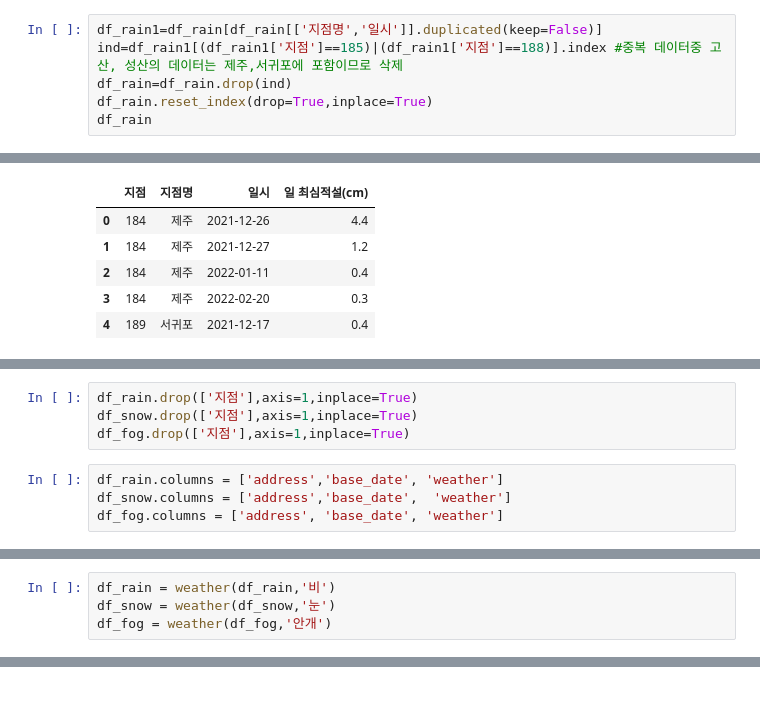
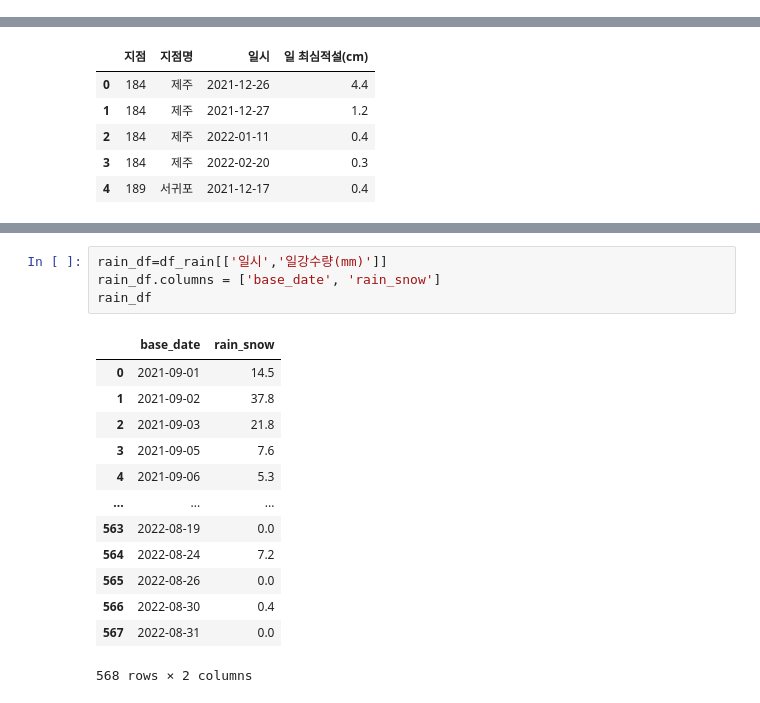
Before and after one commit to yyeseull/Side_Project, a Jupyter notebook: DACON/Jeju_traffic/jeju_traffic_external_data.ipynb, the cells around one changed output, grey strips where cells are left out. Cells and saved outputs as stored; diff of their text form.

```diff
--- a/DACON/Jeju_traffic/jeju_traffic_external_data.ipynb
+++ b/DACON/Jeju_traffic/jeju_traffic_external_data.ipynb
@@ -51,6 +14,0 @@ df_rain
-# %%
-df_rain1=df_rain[df_rain[['지점명','일시']].duplicated(keep=False)]
-ind=df_rain1[(df_rain1['지점']==185)|(df_rain1['지점']==188)].index #중복 데이터중 고산, 성산의 데이터는 제주,서귀포에 포함이므로 삭제
-df_rain=df_rain.drop(ind)
-df_rain.reset_index(drop=True,inplace=True)
-df_rain
@@ -136,8 +32,0 @@ dtype: int64
-# %%
-df_rain.drop(['지점'],axis=1,inplace=True)
-df_snow.drop(['지점'],axis=1,inplace=True)
-df_fog.drop(['지점'],axis=1,inplace=True)
-# %%
-df_rain.columns = ['address','base_date', 'weather']
-df_snow.columns = ['address','base_date',  'weather']
-df_fog.columns = ['address', 'base_date', 'weather']
@@ -201,4 +32,0 @@ def weather (df,k) :
-# %%
-df_rain = weather(df_rain,'비')
-df_snow = weather(df_snow,'눈')
-df_fog = weather(df_fog,'안개')
@@ -349,0 +95,18 @@ df_rain_num.to_csv('rain.csv', index=False)
+# %%
+rain_df=df_rain[['일시','일강수량(mm)']]
+rain_df.columns = ['base_date', 'rain_snow']
+rain_df
+# %% [output]
+|  | base_date | rain_snow |
+| 0 | 2021-09-01 | 14.5 |
+| 1 | 2021-09-02 | 37.8 |
+| 2 | 2021-09-03 | 21.8 |
+| 3 | 2021-09-05 | 7.6 |
+| 4 | 2021-09-06 | 5.3 |
+| ... | ... | ... |
+| 563 | 2022-08-19 | 0.0 |
+| 564 | 2022-08-24 | 7.2 |
+| 565 | 2022-08-26 | 0.0 |
+| 566 | 2022-08-30 | 0.4 |
+| 567 | 2022-08-31 | 0.0 |
+568 rows × 2 columns
```
Also changed, not shown: parts of 48 cells of this notebook, 2 other files.
